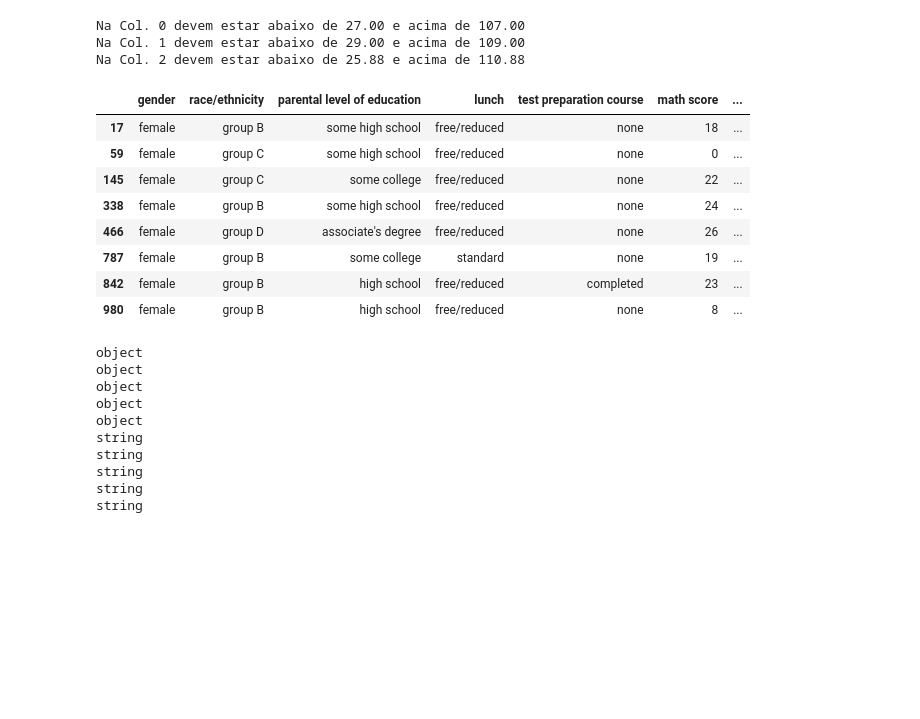
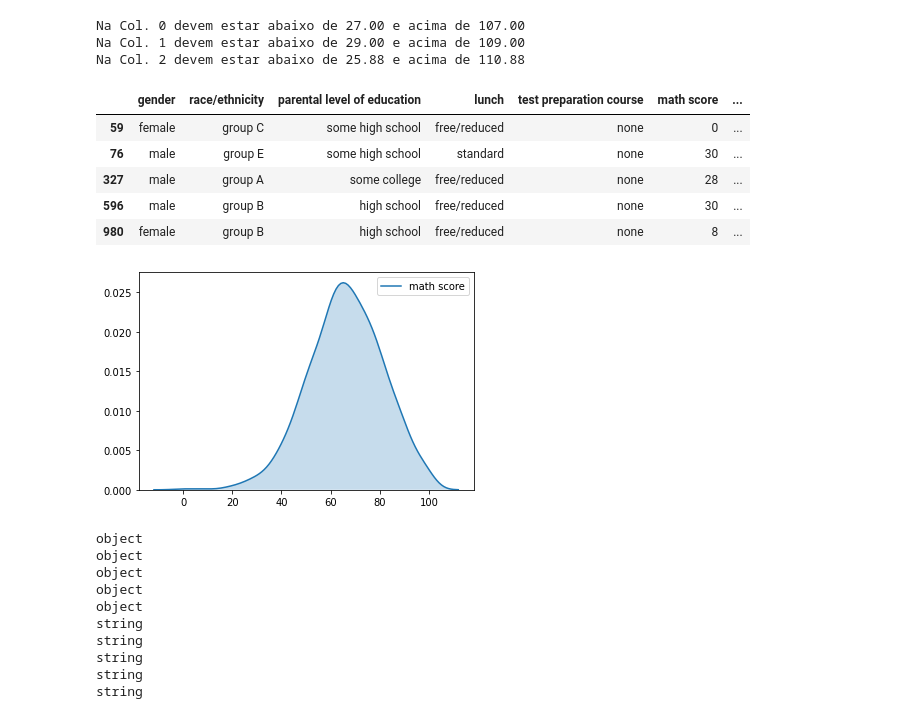
Before and after one commit to fernandoans/machinelearning, a Jupyter notebook: conceitos/EDA.ipynb, the cells around one changed output. Cells and saved outputs as stored; diff of their text form; code cells hidden in the pictures; blank space fills up the shorter version.

```diff
--- a/conceitos/EDA.ipynb
+++ b/conceitos/EDA.ipynb
@@ -140,19 +119,21 @@ Na Col. 0 devem estar abaixo de 27.00 e acima de 107.00
 Na Col. 1 devem estar abaixo de 29.00 e acima de 109.00
 Na Col. 2 devem estar abaixo de 25.88 e acima de 110.88
 # %%
-matematica = X[:,0]
-matOutliers = (X[:,0] < 27)
+matematica = X[:,2]
+matOutliers = (X[:,2] < 25.88)
 df[matOutliers]
 # %% [output]
 |  | gender | race/ethnicity | parental level of education | lunch | test preparation course | math score | ... |
-| 17 | female | group B | some high school | free/reduced | none | 18 | ... |
 | 59 | female | group C | some high school | free/reduced | none | 0 | ... |
-| 145 | female | group C | some college | free/reduced | none | 22 | ... |
-| 338 | female | group B | some high school | free/reduced | none | 24 | ... |
-| 466 | female | group D | associate's degree | free/reduced | none | 26 | ... |
-| 787 | female | group B | some college | standard | none | 19 | ... |
-| 842 | female | group B | high school | free/reduced | completed | 23 | ... |
+| 76 | male | group E | some high school | standard | none | 30 | ... |
+| 327 | male | group A | some college | free/reduced | none | 28 | ... |
+| 596 | male | group B | high school | free/reduced | none | 30 | ... |
 | 980 | female | group B | high school | free/reduced | none | 8 | ... |
+# %%
+sns.kdeplot(df['math score'], shade=True)
+plt.show()
+# %% [output]
+[figure, added]
 # %%
 print(df['gender'].dtype)
 print(df['race/ethnicity'].dtype)
```
Also changed, not shown: parts of 11 cells of this notebook, 39 other files.
